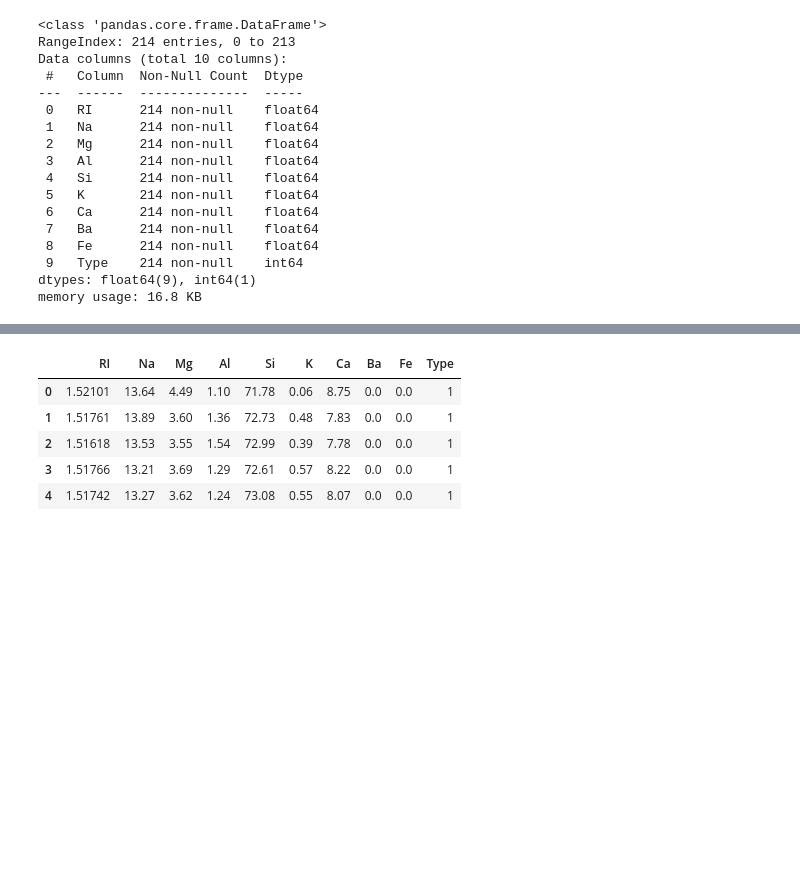
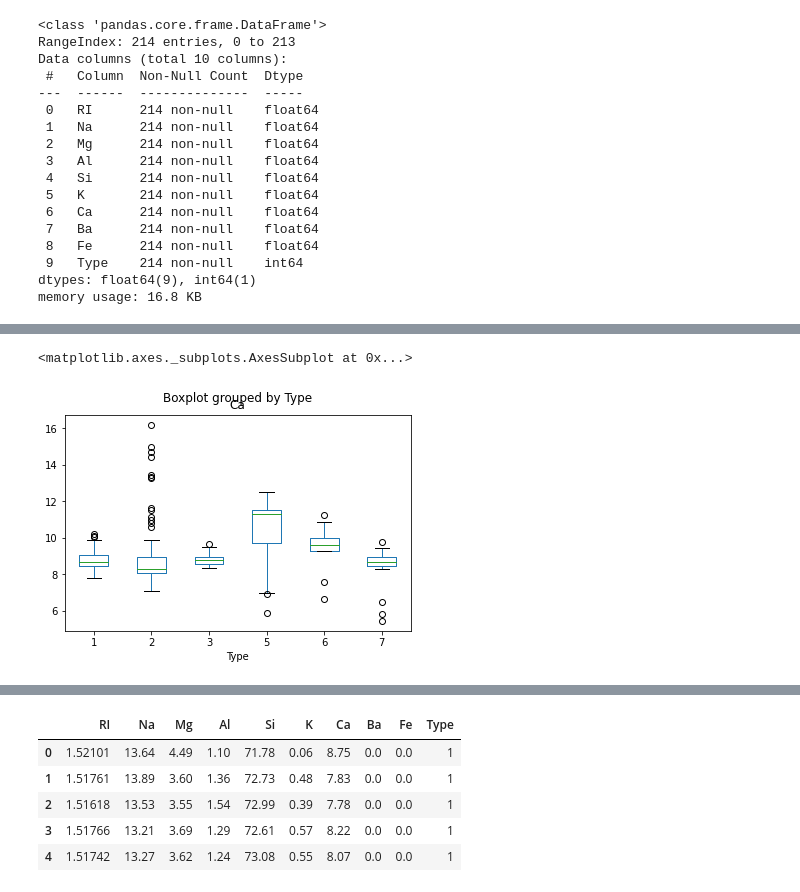
Before and after one commit to ch-aitali/assignments, a Jupyter notebook: KNN_Q1.ipynb, the cells around one changed output, grey strips where cells are left out. Saved outputs shown, nothing was run; the diff lists cells and outputs as text; code cells hidden in the pictures; blank space fills up the shorter version.

```diff
--- a/KNN_Q1.ipynb
+++ b/KNN_Q1.ipynb
@@ -47,0 +80,5 @@ y = np.array(data['Type'])
+# %%
+data.boxplot(by ='Type', column =['Ca'], grid = False)
+# %% [output]
+<matplotlib.axes._subplots.AxesSubplot at 0x...>
+[figure, added]
```
Also changed, not shown: parts of 6 cells of this notebook.
